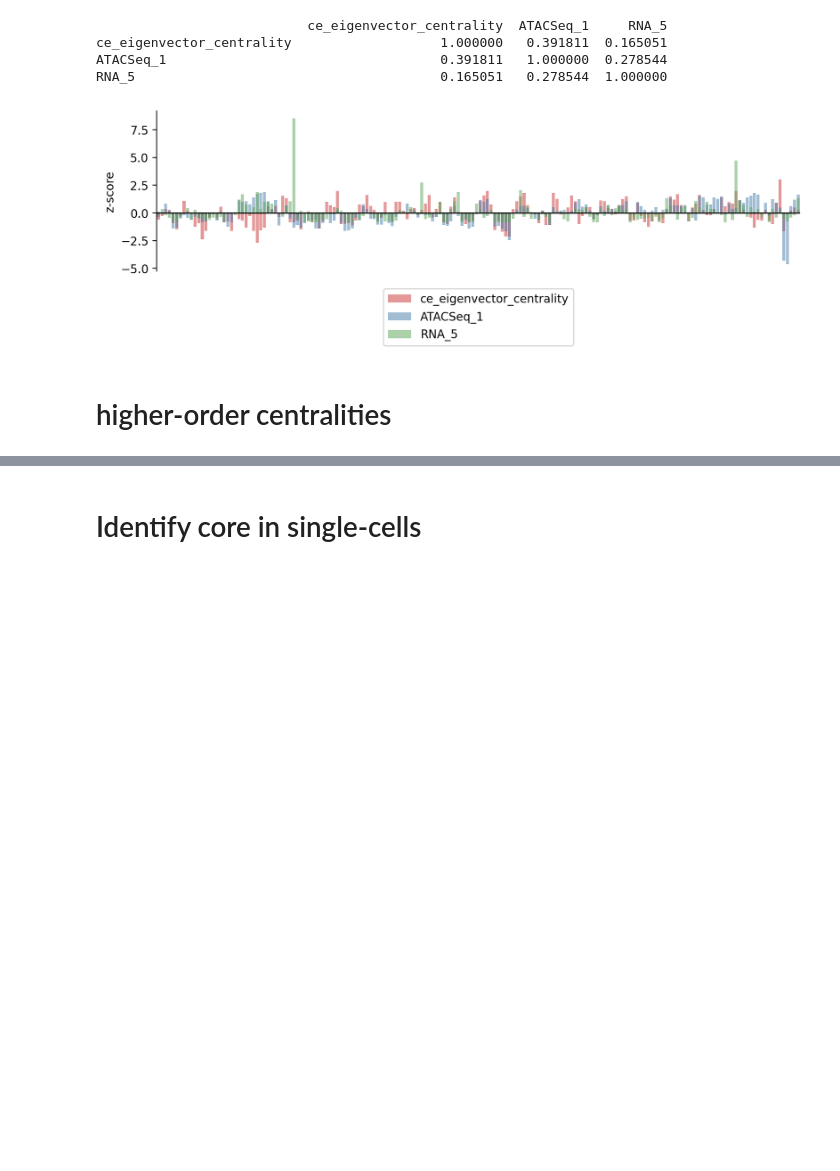
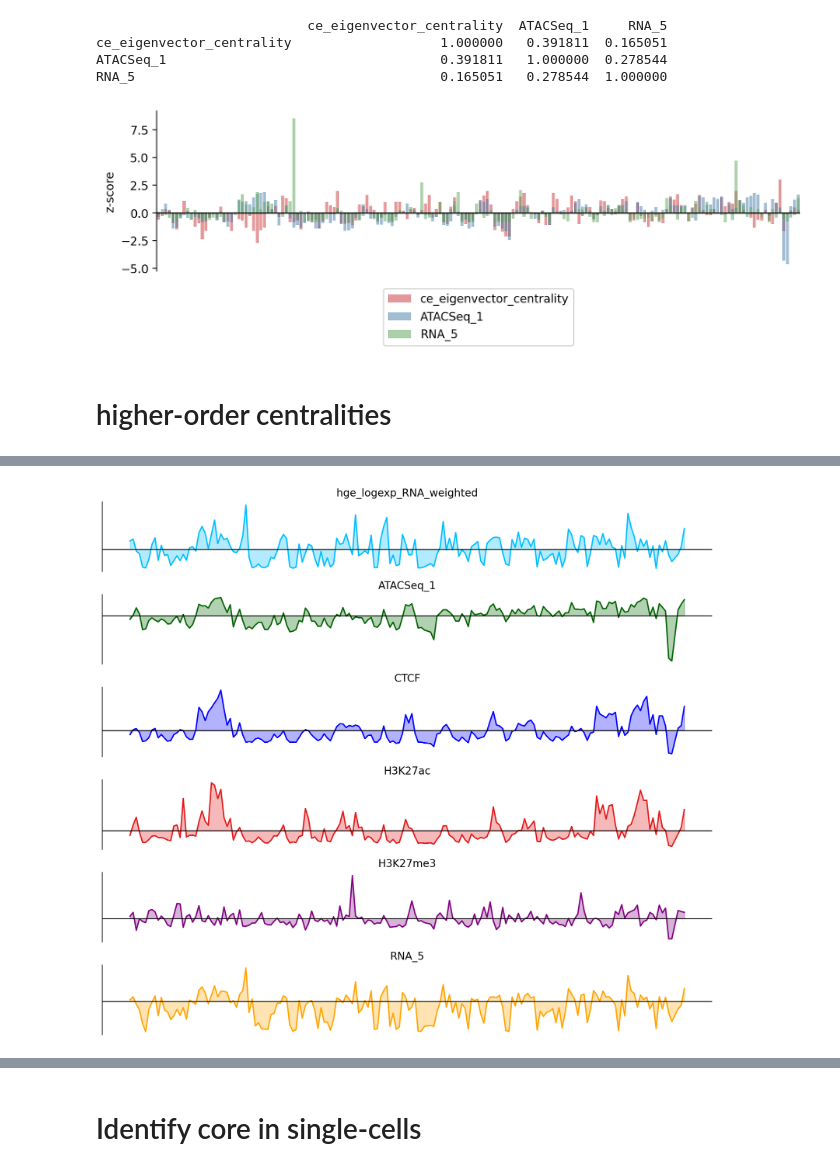
Before and after one commit to CooperStansbury/higher-order-single-cell, a Jupyter notebook: notebooks/anndata_core.ipynb, the cells around one changed output, grey strips where cells are left out. Cells and saved outputs as stored; diff of their text form; code cells hidden in the pictures; blank space fills up the shorter version.

```diff
--- a/notebooks/anndata_core.ipynb
+++ b/notebooks/anndata_core.ipynb
@@ -363,0 +435,73 @@ AnnData object with n_obs × n_vars = 176 × 186499
+# %%
+columns = {
+    # 'hge_linear_unweighted': False,
+    # 'hge_logexp_unweighted': False,
+    'hge_logexp_RNA_weighted': False,
+    # 'ce_eigenvector_centrality': False,
+    'ATACSeq_1': False,
+    'CTCF': False,
+    'H3K27ac': False,
+    'H3K27me3': False,
+    'RNA_5': True,
+}
+
+colors = {
+    # 'hge_linear_unweighted': '#00BFFF',  # Vivid blue
+    # 'hge_logexp_unweighted': '#00BFFF',  # Vivid blue
+    'hge_logexp_RNA_weighted': '#00BFFF',  # Vivid blue
+    # 'ce_eigenvector_centrality': '#00BFFF',  # Vivid blue
+    'ATACSeq_1': '#006400',          # Deep green
+    'CTCF': '#0000FF',              # Pure blue
+    'H3K27ac': '#E41A1C',            # Bright red
+    'H3K27me3': '#800080',          # Intense purple
+    'RNA_5': '#FFA500',            # Orange-gold
+}
+
+pdf = adata.obs.copy()
+
+for column in columns:
+    pdf[column] = scipy.stats.zscore(pdf[column])
+
+# print(pdf[list(columns.keys())].corr())
+
+plt.rcParams['figure.dpi'] = 200
+plt.rcParams['figure.figsize'] = 10, 2
+
+# Create a single figure with subplots
+fig, axes = plt.subplots(len(columns), 1, figsize=(10, 1.5 * len(columns)), sharex=True)
+
+# Iterate through columns and plot on subplots
+for i, (column, log_scale) in enumerate(columns.items()):
+    if log_scale:
+        pdf[column] = np.log1p(pdf[column])
+
+    pdf_melt = pdf[['chrom_bin', column]].melt(id_vars='chrom_bin')
+
+    sns.lineplot(
+        data=pdf_melt,
+        x='chrom_bin',
+        y='value',
+        color=colors[column],
+        ax=axes[i]  # Plot on the corresponding subplot
+    )
+
+    # Fill the area
+    axes[i].fill_between(
+        pdf_melt['chrom_bin'],
+        pdf_melt['value'],
+        color=colors[column],
+        alpha=0.3,
+    )
+
+    axes[i].axhline(y=0, lw=1, c='k')
+    axes[i].set_xticks([])
+    axes[i].set_yticks([])
+    axes[i].set_ylabel('')
+    axes[i].set_title(column)
+    sns.despine(bottom=True, ax=axes[i])
+
+plt.xlabel('')  # Set x-label for the entire figure
+plt.tight_layout()  # Adjust layout to prevent overlapping
+plt.show()
+# %% [output]
+[figure, added]
```
Also changed, not shown: parts of 25 cells of this notebook, 13 other files.
